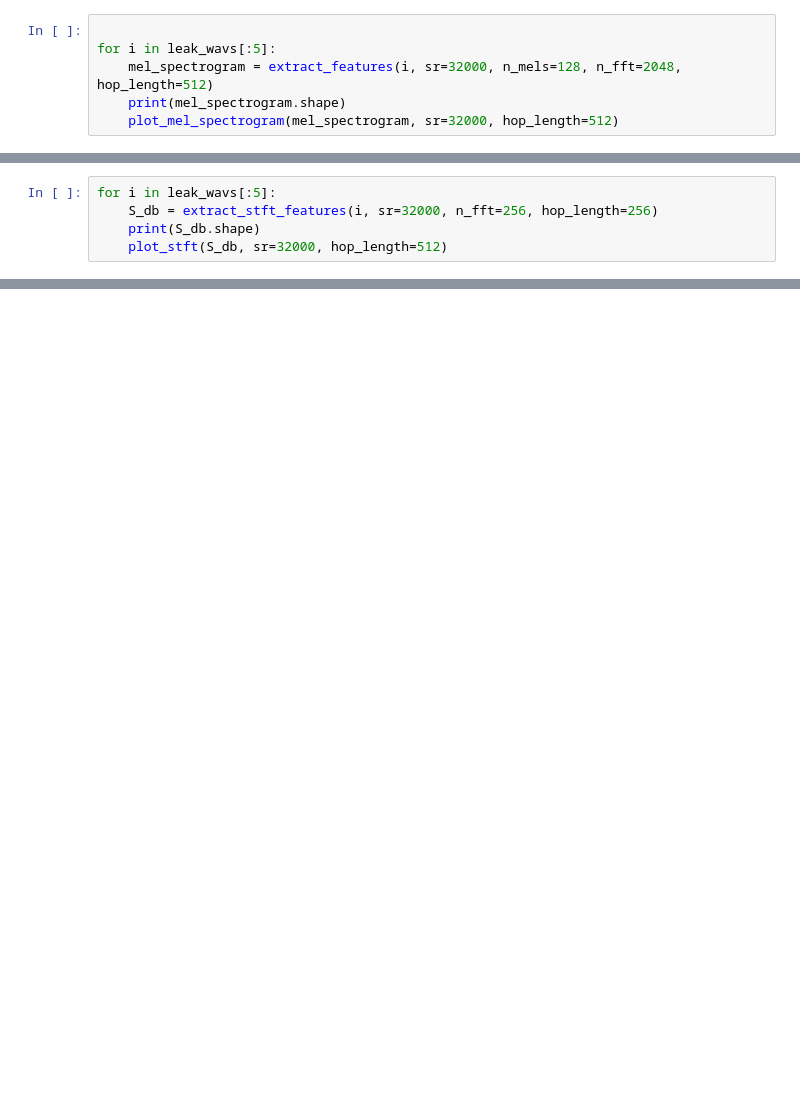
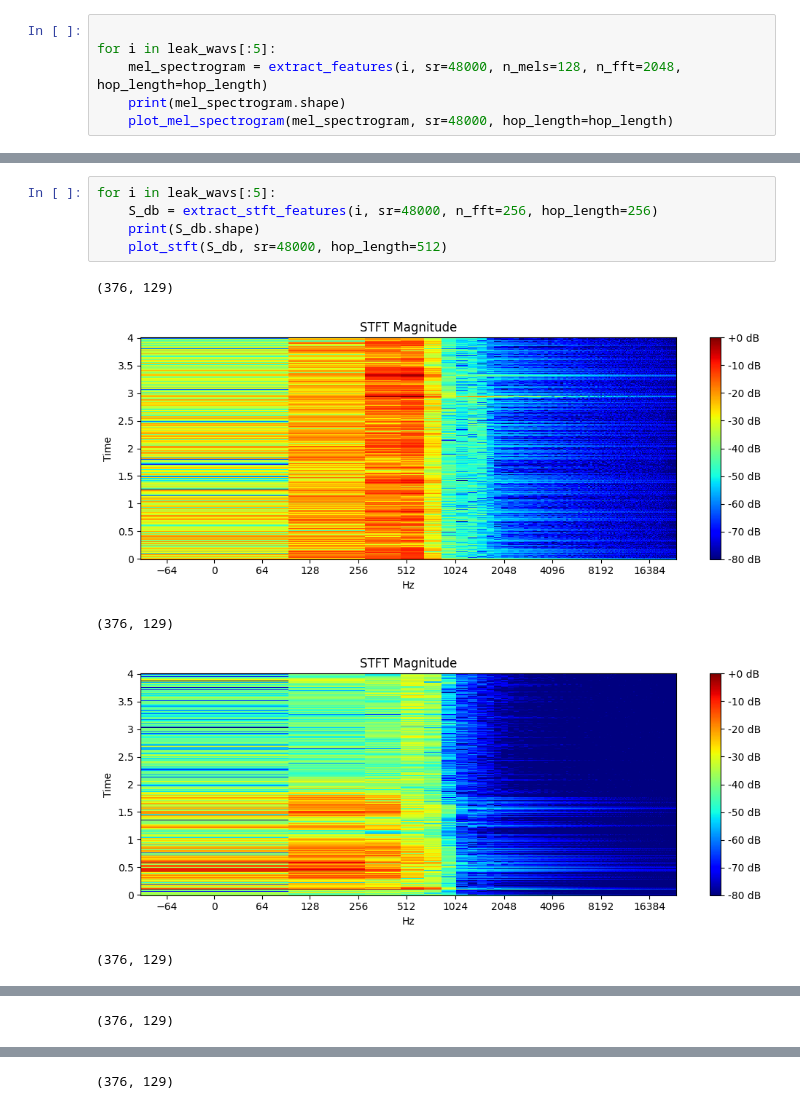
Before and after one commit to BoshiLee/leak_detection, a Jupyter notebook: mel_analysis.ipynb, the cells around one changed output, grey strips where cells are left out. Drawn from its saved outputs; the diff is of its cells as text; blank space fills up the shorter version.

```diff
--- a/mel_analysis.ipynb
+++ b/mel_analysis.ipynb
@@ -104,7 +198,7 @@ for i in normal_wavs[:5]:
 # %%
 
 for i in leak_wavs[:5]:
-    mel_spectrogram = extract_features(i, sr=32000, n_mels=128, n_fft=2048, hop_length=512)
+    mel_spectrogram = extract_features(i, sr=48000, n_mels=128, n_fft=2048, hop_length=hop_length)
     print(mel_spectrogram.shape)
-    plot_mel_spectrogram(mel_spectrogram, sr=32000, hop_length=512)
+    plot_mel_spectrogram(mel_spectrogram, sr=48000, hop_length=hop_length)
 # %% [output]
@@ -135,5 +216,0 @@ for i in normal_wavs[:5]:
-# %%
-for i in leak_wavs[:5]:
-    S_db = extract_stft_features(i, sr=32000, n_fft=256, hop_length=256)
-    print(S_db.shape)
-    plot_stft(S_db, sr=32000, hop_length=512)
@@ -150,0 +236,11 @@ for i in leak_wavs[:5]:
+# %%
+for i in leak_wavs[:5]:
+    S_db = extract_stft_features(i, sr=48000, n_fft=256, hop_length=256)
+    print(S_db.shape)
+    plot_stft(S_db, sr=48000, hop_length=512)
+# %% [output]
+(376, 129)
+[figure, added]
+(376, 129)
+[figure, added]
+(376, 129)
@@ -150,0 +248 @@ for i in leak_wavs[:5]:
+(376, 129)
@@ -150,0 +250 @@ for i in leak_wavs[:5]:
+(376, 129)
```
Also changed, not shown: parts of 15 cells of this notebook, 2 other files.
